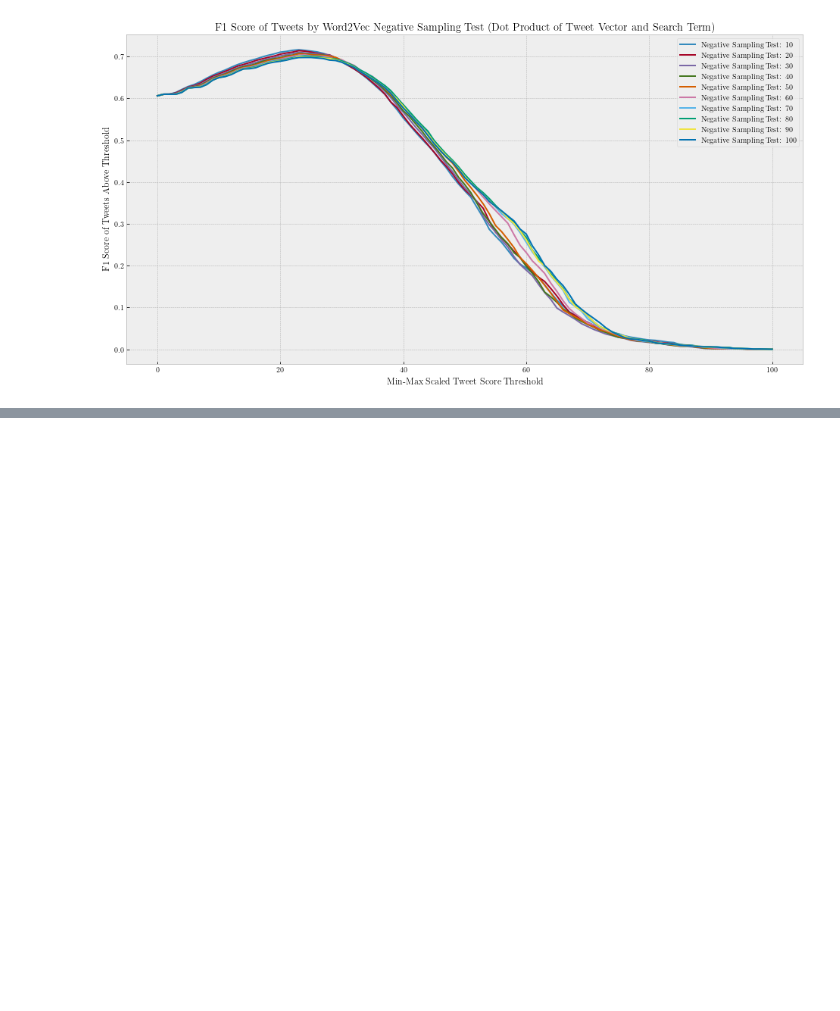
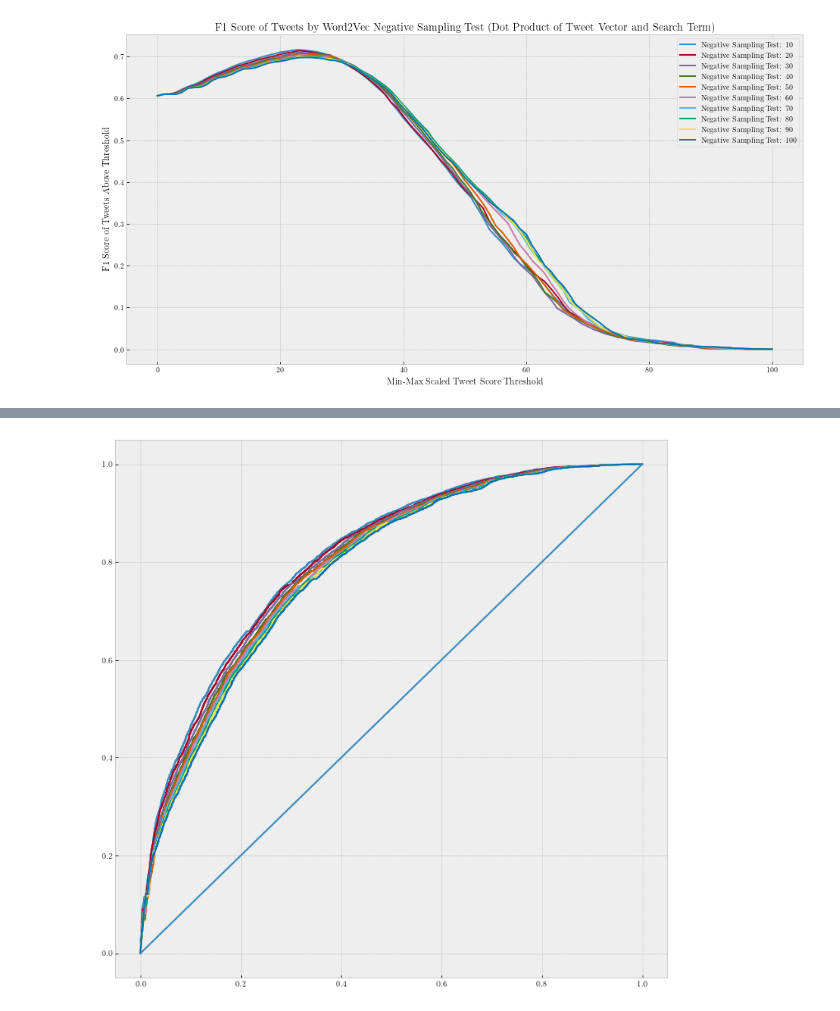
Before and after one commit to brownworth/TwitterDisaster, a Jupyter notebook: ThesisCode.ipynb, the cells around one changed output, grey strips where cells are left out. Drawn from its saved outputs; the diff is of its cells as text; code cells hidden in the pictures; blank space fills up the shorter version.

```diff
--- a/ThesisCode.ipynb
+++ b/ThesisCode.ipynb
@@ -774,0 +737,10 @@ pd.concat([tweet_encoded.irma_rel,tweet_encoded['MM_score_window_1']],axis=1)
+# %%
+fig_roc_1 = plt.figure(figsize=(12,12),facecolor='w')
+for i in range(1,11):
+    fpr, tpr, thresholds = roc_curve(tweet_encoded['irma_rel'],tweet_encoded[f'MM_score_window_{i}'])
+    plt.plot(fpr,tpr)
+plt.plot([0,1],[0,1])
+plt.show()
+#     plt.plot([roc_auc_score(tweet_encoded['irma_rel'],tweet_encoded[f'MM_score_window_{i}']>j) for j in range(0,101)])
+# %% [output]
+[figure, added]
```
Also changed, not shown: parts of 5 cells of this notebook.
